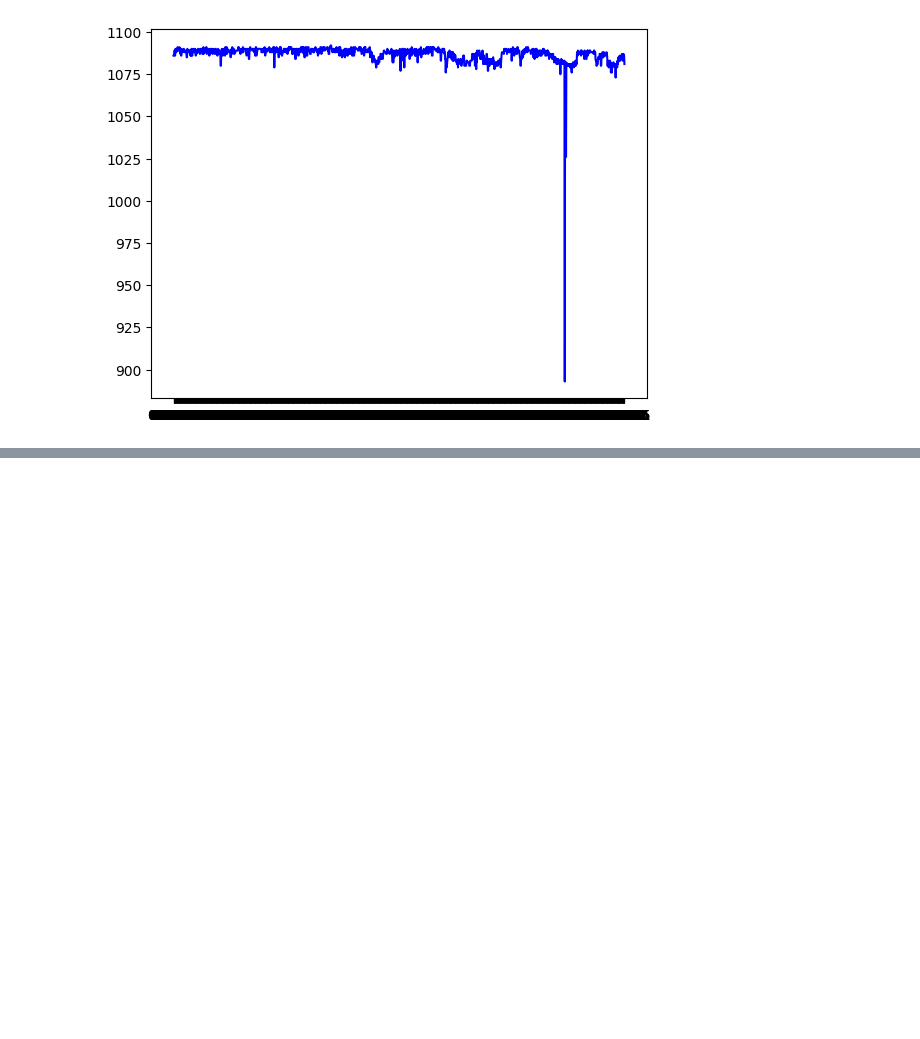
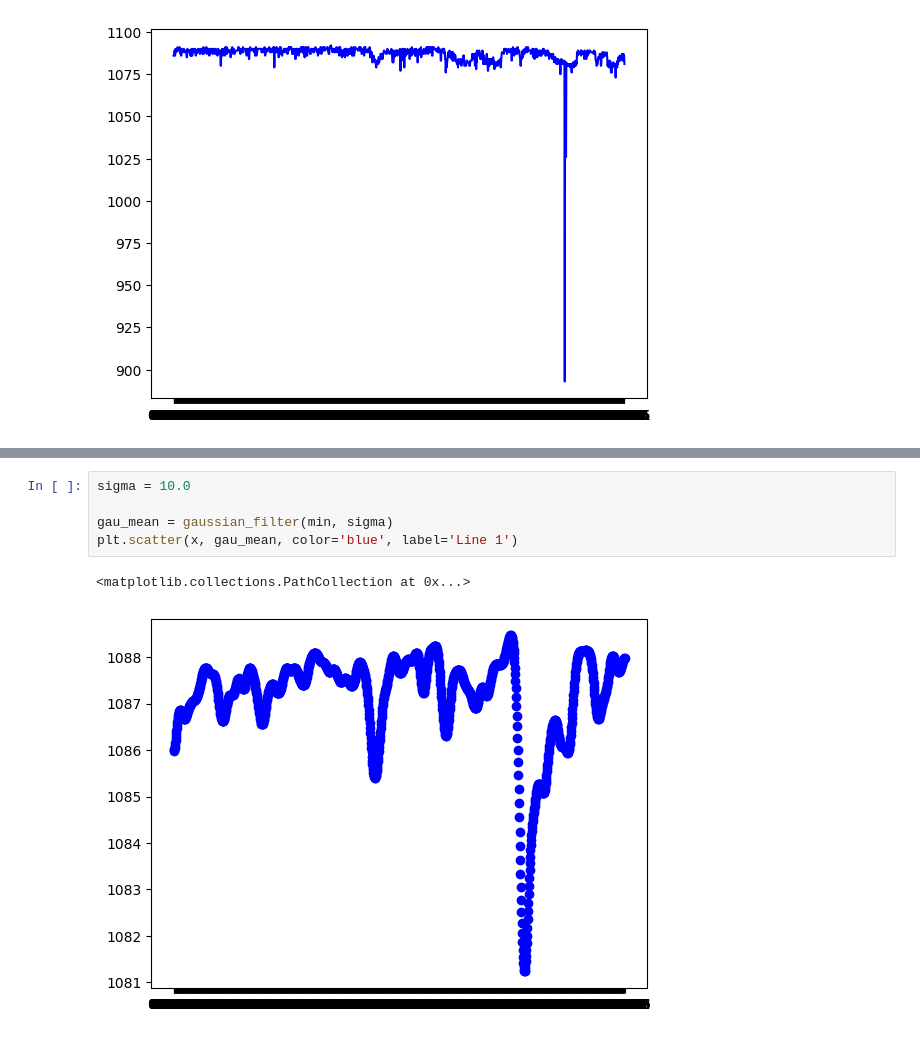
Before and after one commit to chron1kle/routes, a Jupyter notebook: visualization.ipynb, the cells around one changed output, grey strips where cells are left out. Saved outputs shown, nothing was run; the diff lists cells and outputs as text; blank space fills up the shorter version.

```diff
--- a/visualization.ipynb
+++ b/visualization.ipynb
@@ -213,0 +231,8 @@ plt.plot(x, min, color='blue', label='Line 1')
+# %%
+sigma = 10.0
+
+gau_mean = gaussian_filter(min, sigma)
+plt.scatter(x, gau_mean, color='blue', label='Line 1')
+# %% [output]
+<matplotlib.collections.PathCollection at 0x...>
+[figure, added]
```
Also changed, not shown: parts of 4 cells of this notebook, 1 other file.
